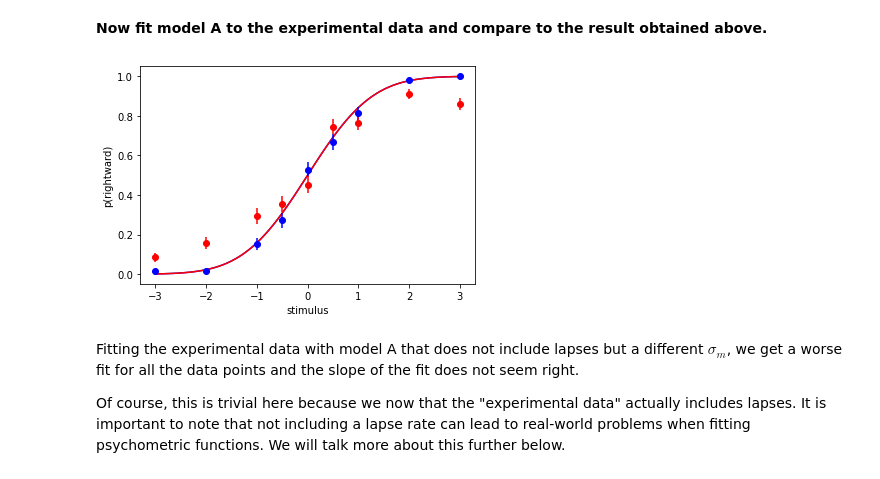
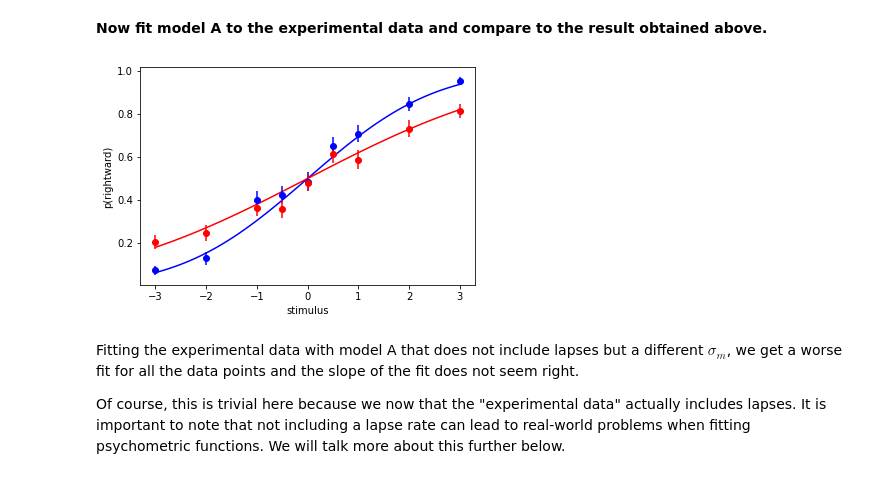
Before and after one commit to ValeriaRezan/CM_WG1, a Jupyter notebook: tutorial_1B.ipynb, the cells around one changed output. Cells and saved outputs as stored; diff of their text form; code cells hidden in the pictures.

```diff
--- a/tutorial_1B.ipynb
+++ b/tutorial_1B.ipynb
@@ -71,18 +71,18 @@ plot_data_psychometric(exp_data)
 **Now fit model A to the experimental data and compare to the result obtained above.**
 # %%
 # fit model A
-p_opt = optimize.minimize(lambda pp: -LogLikelihood_modelA(exp_data, pp[0], pp[1]), x0=[ 0.1, 0.1], bounds=[(0.01, 1), (0.1, 1)]).x
+p_opt = optimize.minimize(lambda pp: -LogLikelihood_modelA(exp_data, pp[0], pp[1]), x0=[ 0.1, 0.1], bounds=[(0.1, 10), (0.1, 10)]).x
 
 # Retrieve the optimized parameters
 (sigma_d_hat, sigma_m__hat) = p_opt
 
 # plot model predictions
 plot_model(lambda s,c: p_modelA(s,c,sigma_d=sigma_d_hat, sigma_m=sigma_m__hat))
 
 # plot psychometric curve on top
 plot_data_psychometric(exp_data)
 # %% [output]
-[figure, old version]
+[figure, new version]
 # %% [markdown]
 
 Fitting the experimental data with model A that does not include lapses but a different $\sigma_m$, we get a worse fit for all the data points and the slope of the fit does not seem right.
```
Also changed, not shown: parts of 8 cells of this notebook, 1 other file.
